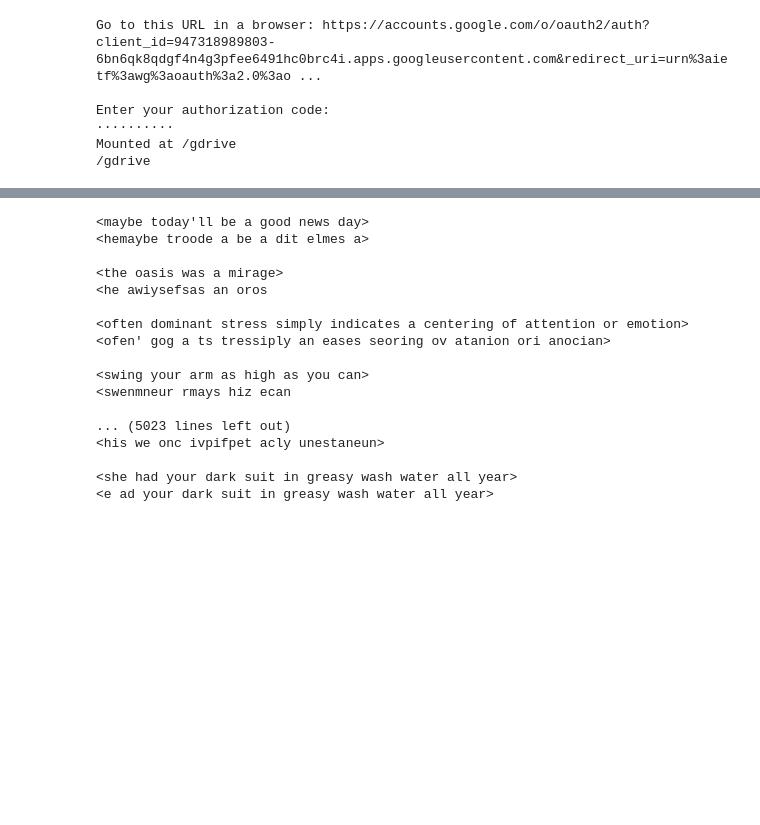
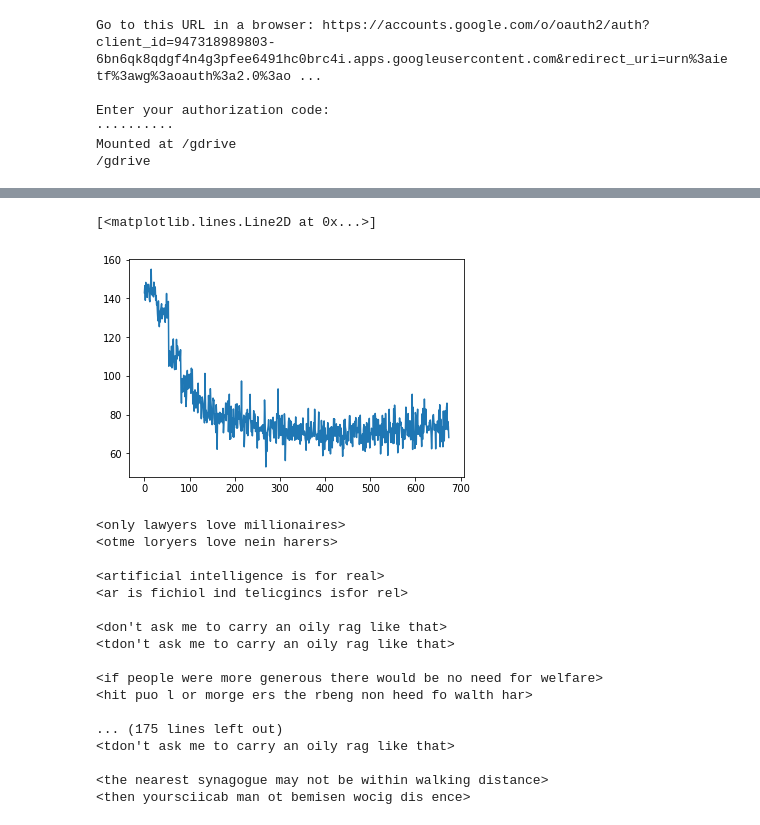
Before and after one commit to saurabhmathur96/Speech-to-Text-Engine, a Jupyter notebook: timit_speech_recognition.ipynb, the cells around one changed output, grey strips where cells are left out. Cells and saved outputs as stored; diff of their text form; code cells hidden in the pictures; blank space fills up the shorter version.

```diff
--- a/timit_speech_recognition.ipynb
+++ b/timit_speech_recognition.ipynb
@@ -170,21 +170,23 @@ from torch.autograd import Variable
 from tqdm.auto import tqdm
 import itertools
 
-
+from torch.optim.lr_scheduler import ExponentialLR
 device = torch.device('cuda')
 
 net = SpeechNet(device).to(device)
 net.apply(weight_init)
-clip_value = 1.0
-# for p in net.parameters():
-#   p.register_hook(lambda grad: torch.clamp(grad, -clip_value, clip_value))
+
 
 clip_value = 1.0
-criterion = nn.CTCLoss(blank=len(char2index), zero_infinity=True, reduction='none').to(device) #blank=0, reduction='mean', zero_infinity=True)
-optimizer = torch.optim.Adam(net.parameters(), lr=1e-3)
+criterion = nn.CTCLoss(blank=len(char2index), zero_infinity=True, reduction='none').to(device)
+optimizer = torch.optim.Adam(net.parameters(), weight_decay=0.001)
+
+scheduler = ExponentialLR(optimizer, gamma=0.9999)
+
 losses = []
 test_loss = []
-for epoch in range(20):
+for epoch in range(25):
+  print (f'Epoch {epoch}:')
   for inp, inp_len, op, op_len in tqdm(train_loader):
 
     inp, inp_len = Variable(inp.float()).to(device), Variable(inp_len.long()).to(device)
@@ -201,9 +203,11 @@ for epoch in range(20):
     loss = loss.mean()
     losses.append(loss.item())
 
-    # torch.nn.utils.clip_grad_norm_(net.parameters(), clip_value)
     loss.backward()
+    torch.nn.utils.clip_grad_norm_(net.parameters(), 400)
+
     optimizer.step()
+    scheduler.step()
   print ('train loss = ', np.mean(losses[::-1][:len(train_loader)]))
 
 
@@ -220,10 +224,12 @@ for epoch in range(20):
         test_loss.append(loss.item())
     print ('test loss = ', np.mean(test_loss[::-1][:len(test_loader)]))
 
+    '''
     index2char = dict(zip(char2index.values(), char2index.keys()))
     for pi in p:
       for i in (k for k, g in itertools.groupby(pi.argmax(1).cpu().numpy())):
         if i < len(index2char):
           print (index2char[i], end = '')
       print ()
+    '''
 # %% [output]
@@ -300,40 +288,47 @@ plt.plot([np.mean(test_loss[start:start+len(test_loss)]) for start in range(0, l
+# %%
+plt.plot(test_loss)
+# %% [output]
+[<matplotlib.lines.Line2D at 0x...>]
+[figure, added]
 # %%
 import itertools
+index2char = dict(zip(char2index.values(), char2index.keys()))
 with torch.no_grad():
   for inp, inp_len, op, op_len in test_loader:
 
-      inp, inp_len = inp.float().to(device), inp_len.long().to(device)
-      op, op_len = op.long().to(device), op_len.long().to(device)
+    inp, inp_len = inp.float().to(device), inp_len.long().to(device)
+    op, op_len = op.long().to(device), op_len.long().to(device)
 
 
 
-      p = net(inp)
-      start = 0
-      for pi, o in zip(p, op_len):
+    p = net(inp)
+    start = 0
+    for pi, o in zip(p, op_len):
 
 
-        print (''.join(index2char[i] for i in op[start:start+o].cpu().numpy()))
-        for i in (k for k, g in itertools.groupby(pi.argmax(1).cpu().numpy())):
+      print (''.join(index2char[i] for i in op[start:start+o].cpu().numpy()))
+      for i in (k for k, g in itertools.groupby(pi.argmax(1).cpu().numpy())):
 
-          if i < len(index2char):
-            print (index2char[i], end = '')
-        print ('\n')
-        start += o
+        if i < len(index2char):
+          print (index2char[i], end = '')
+      print ('\n')
+      start += o
+    break
 # %% [output]
-<maybe today'll be a good news day>
-<hemaybe troode a be a dit elmes a>
+<only lawyers love millionaires>
+<otme loryers love nein harers>
 
-<the oasis was a mirage>
-<he awiysefsas an oros
+<artificial intelligence is for real>
+<ar is fichiol ind telicgincs isfor rel>
 
-<often dominant stress simply indicates a centering of attention or emotion>
-<ofen' gog a ts tressiply an eases seoring ov atanion ori anocian>
+<don't ask me to carry an oily rag like that>
+<tdon't ask me to carry an oily rag like that>
 
-<swing your arm as high as you can>
-<swenmneur rmays hiz ecan
+<if people were more generous there would be no need for welfare>
+<hit puo l or morge ers the rbeng non heed fo walth har>
 
-... (5023 lines left out)
-<his we onc ivpifpet acly unestaneun>
+... (175 lines left out)
+<tdon't ask me to carry an oily rag like that>
 
-<she had your dark suit in greasy wash water all year>
-<e ad your dark suit in greasy wash water all year>
+<the nearest synagogue may not be within walking distance>
+<then yoursciicab man ot bemisen wocig dis ence>
```
Also changed, not shown: parts of 5 cells of this notebook.
